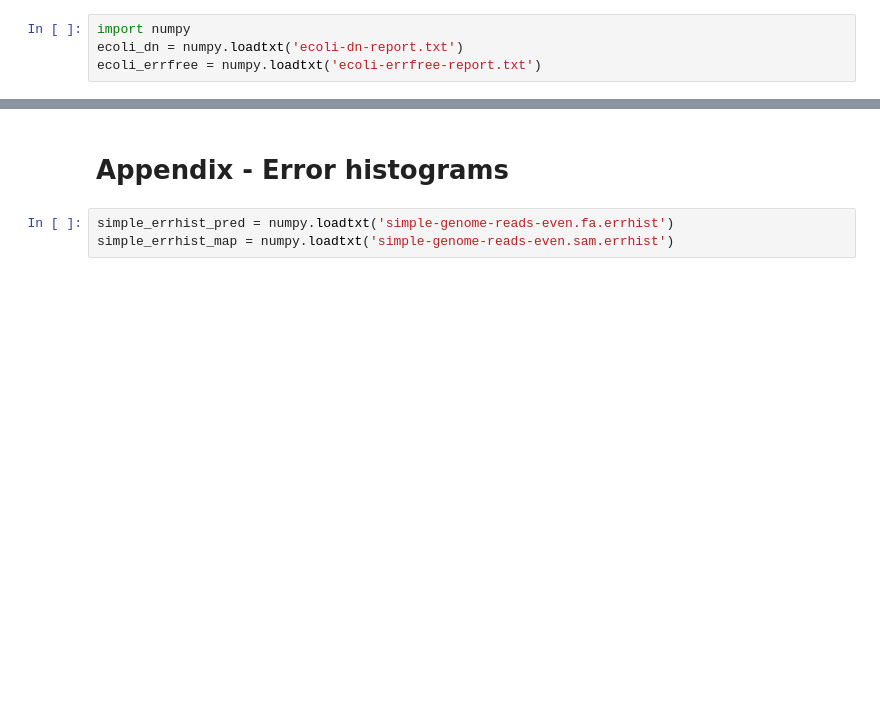
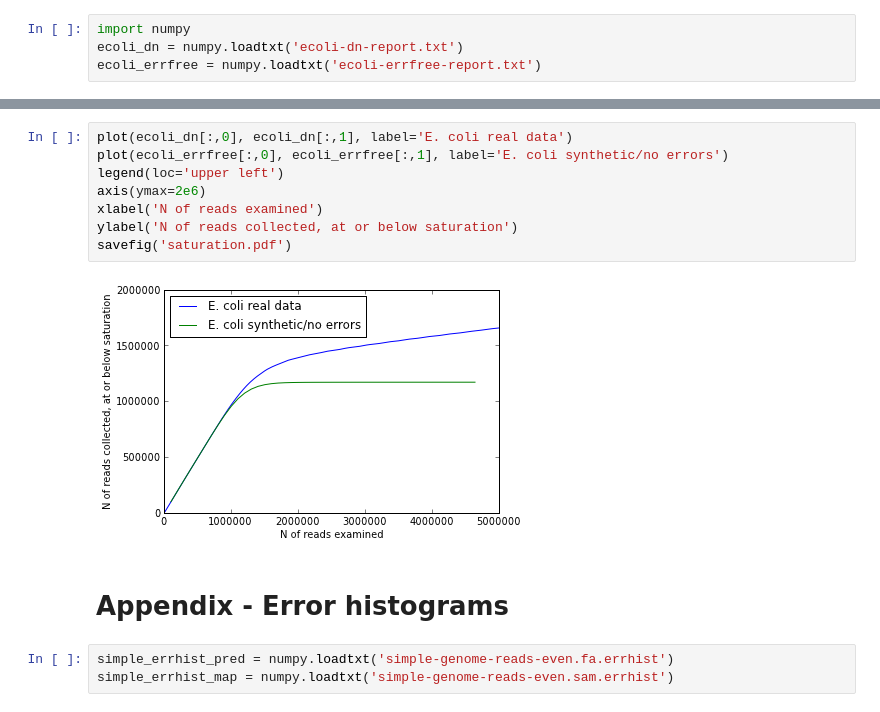
Before and after one commit to ctb/2014-streaming, a Jupyter notebook: pipeline/figures.ipynb, the cells around one changed output, grey strips where cells are left out. Drawn from its saved outputs; the diff is of its cells as text; blank space fills up the shorter version.

```diff
--- a/pipeline/figures.ipynb
+++ b/pipeline/figures.ipynb
@@ -15,3 +27,13 @@ plot(ecoli_errfree[:,0], ecoli_errfree[:,1])
+# %%
+plot(ecoli_dn[:,0], ecoli_dn[:,1], label='E. coli real data')
+plot(ecoli_errfree[:,0], ecoli_errfree[:,1], label='E. coli synthetic/no errors')
+legend(loc='upper left')
+axis(ymax=2e6)
+xlabel('N of reads examined')
+ylabel('N of reads collected, at or below saturation')
+savefig('saturation.pdf')
+# %% [output]
+[figure, added]
 # %% [markdown]
 # Appendix - Error histograms
 # %%
```
Also changed, not shown: parts of 5 cells of this notebook, 9 other files.
